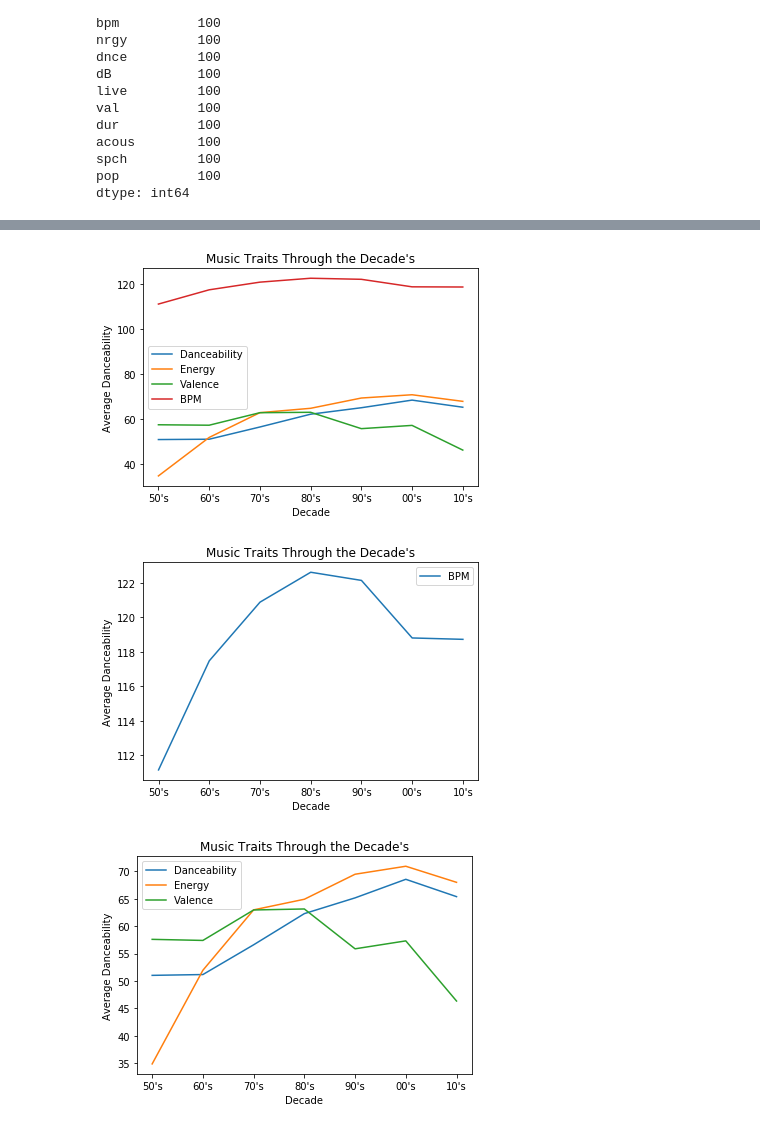
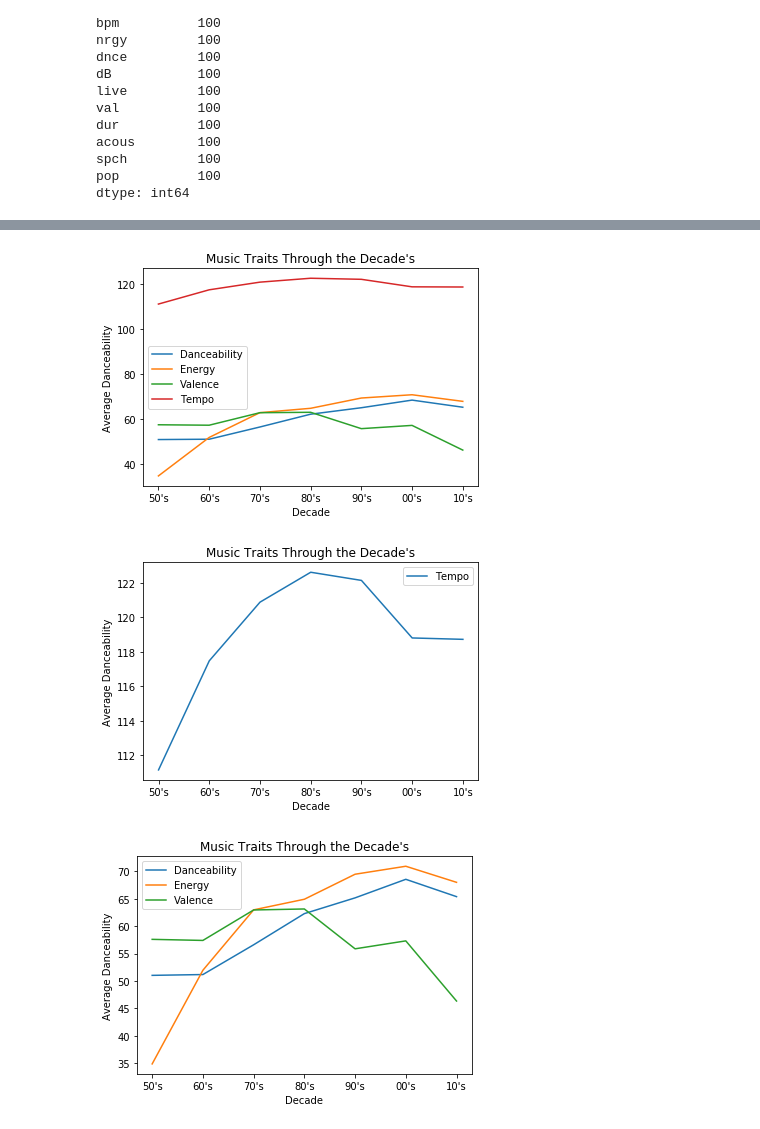
Before and after one commit to zsvorenova/Group_Three, a Jupyter notebook: carol.ipynb, the cells around one changed output, grey strips where cells are left out. Saved outputs shown, nothing was run; the diff lists cells and outputs as text; code cells hidden in the pictures.

Commit message:
Updatad Graph

```diff
--- a/carol.ipynb
+++ b/carol.ipynb
@@ -585,7 +585,7 @@ dance_df = pd.DataFrame({"Decade":["50", "60", "70", "80", "90", "2000", "2010"]
                          "Danceability":[fiftydance, sixtydance, seventydance, eightydance, nintydance, two_thousanddance, tensdance],
                          "Energy":[fiftyenergy, sixtyenergy, seventyenergy, eightyenergy, nintyenergy, two_thousandenergy, tensenergy],
                          "Valence":[fiftyval, sixtyval, seventyval, eightyval, nintyval, two_thousandval, tensval],
-                         "BPM":[fiftybpm, sixtybpm, seventybpm, eightybpm, nintybpm, two_thousandbpm, tensbpm],})
+                         "Tempo":[fiftybpm, sixtybpm, seventybpm, eightybpm, nintybpm, two_thousandbpm, tensbpm],})
 
 
 dance_df
@@ -595,25 +595,25 @@ plt.xlabel("Decade")
 plt.xticks([0, 1, 2, 3, 4, 5, 6], ["50's", "60's", "70's", "80's", "90's", "00's", "10's"])
 plt.title("Music Traits Through the Decade's");
 # %% [output]
-[figure, old version]
+[figure, new version]
 # %%
 fiftybpm = fifty_df["bpm"].mean()
 sixtybpm = sixty_df["bpm"].mean()
 seventybpm =seventy_df["bpm"].mean()
 eightybpm = eighty_df["bpm"].mean()
 nintybpm = ninty_df["bpm"].mean()
 two_thousandbpm = two_thousand_df["bpm"].mean()
 tensbpm = tens_df["bpm"].mean()
 
-dance_df2 = pd.DataFrame({"BPM":[fiftybpm, sixtybpm, seventybpm, eightybpm, nintybpm, two_thousandbpm, tensbpm],})
+dance_df2 = pd.DataFrame({"Tempo":[fiftybpm, sixtybpm, seventybpm, eightybpm, nintybpm, two_thousandbpm, tensbpm],})
 
 dance_df2.plot()
 plt.ylabel("Average Danceability")
 plt.xlabel("Decade")
 plt.xticks([0, 1, 2, 3, 4, 5, 6], ["50's", "60's", "70's", "80's", "90's", "00's", "10's"])
 plt.title("Music Traits Through the Decade's");
 # %% [output]
-[figure, old version]
+[figure, new version]
 # %%
 fiftydance = fifty_df["dnce"].mean()
 sixtydance = sixty_df["dnce"].mean()
```
